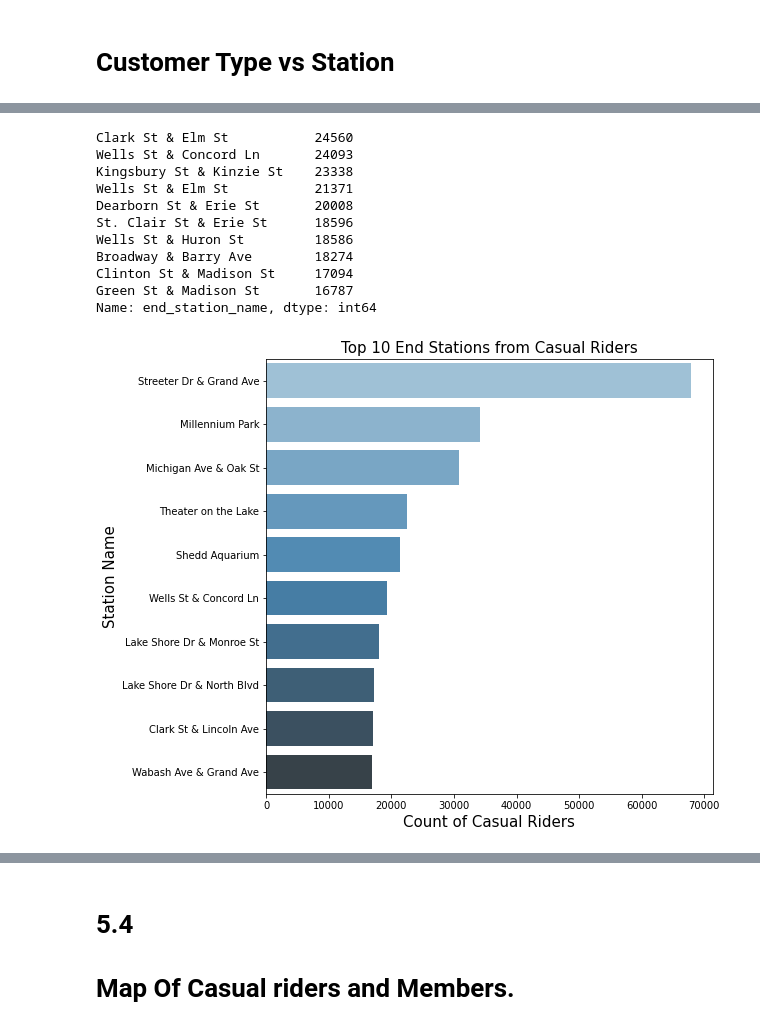
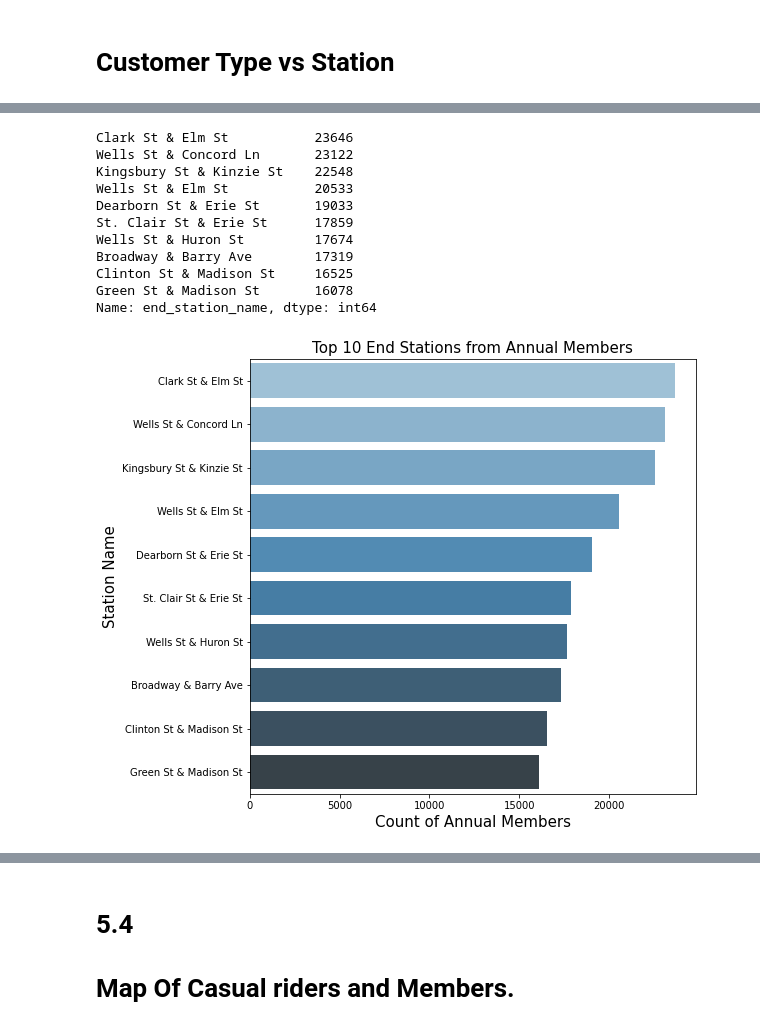
Before and after one commit to Pablostm/Cyclistyc-bike-share, a Jupyter notebook: cyclistic-bike-share-project.ipynb, the cells around one changed output, grey strips where cells are left out. Drawn from its saved outputs; the diff is of its cells as text; code cells hidden in the pictures.

```diff
--- a/cyclistic-bike-share-project.ipynb
+++ b/cyclistic-bike-share-project.ipynb
@@ -112,5 +112,3 @@ df
 5595063 rows × 13 columns
 # %% [markdown]
 # 4.1 Cleaning Process
-# %%
-df = df.drop(columns=['start_station_id', 'end_station_id'])
@@ -116,0 +143,2 @@ df = df.drop(columns=['start_station_id', 'end_station_id'])
+# %%
+df.dropna(inplace=True)
@@ -938,26 +999,26 @@ Name: end_station_name, dtype: int64
 annual_endlist = annual['end_station_name'].value_counts().head(10)
 annual_endlist
 # %% [output]
-Clark St & Elm St           24560
-Wells St & Concord Ln       24093
-Kingsbury St & Kinzie St    23338
-Wells St & Elm St           21371
-Dearborn St & Erie St       20008
-St. Clair St & Erie St      18596
-Wells St & Huron St         18586
-Broadway & Barry Ave        18274
-Clinton St & Madison St     17094
-Green St & Madison St       16787
+Clark St & Elm St           23646
+Wells St & Concord Ln       23122
+Kingsbury St & Kinzie St    22548
+Wells St & Elm St           20533
+Dearborn St & Erie St       19033
+St. Clair St & Erie St      17859
+Wells St & Huron St         17674
+Broadway & Barry Ave        17319
+Clinton St & Madison St     16525
+Green St & Madison St       16078
 Name: end_station_name, dtype: int64
 # %%
 fig, ax = plt.subplots(figsize=(8,8))
 
-sns.barplot(data=casual, y=casual_endlist.index, x=casual_endlist, palette='Blues_d',ax=ax)
+sns.barplot(data=annual, y=annual_endlist.index, x=annual_endlist, palette='Blues_d',ax=ax)
 
-ax.set_title('Top 10 End Stations from Casual Riders', size=15)
-plt.xlabel("Count of Casual Riders", size=15)
+ax.set_title('Top 10 End Stations from Annual Members', size=15)
+plt.xlabel("Count of Annual Members", size=15)
 plt.ylabel("Station Name", size=15)
 
 plt.show()
 # %% [output]
-[figure, old version]
+[figure, new version]
```
Also changed, not shown: parts of 45 cells of this notebook.
